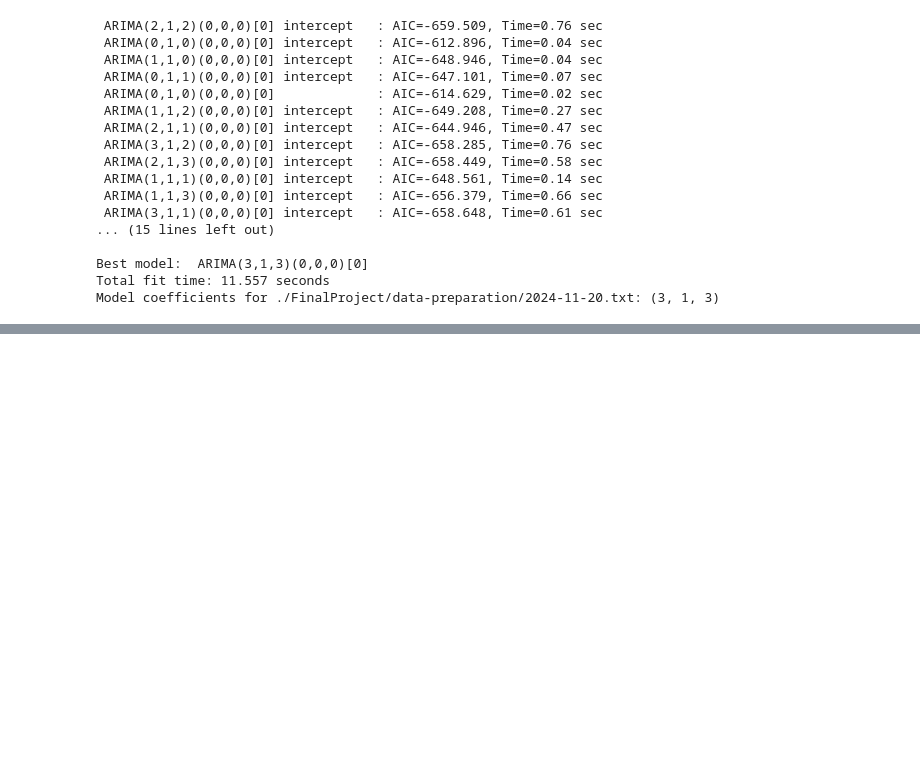
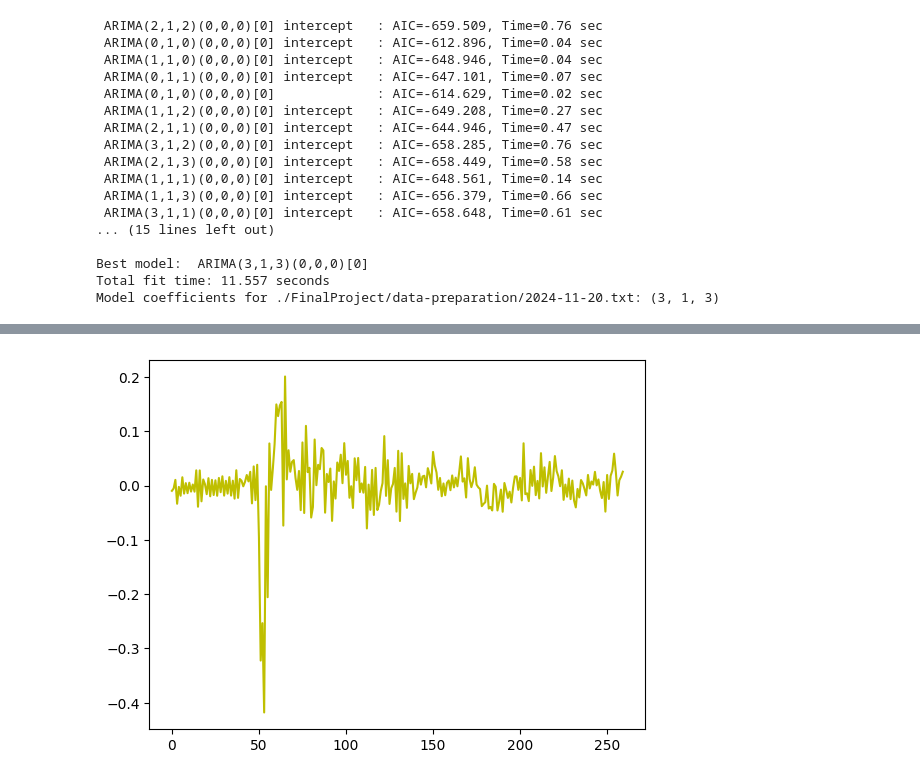
Before and after one commit to serhiimytsyk/CloudComputing, a Jupyter notebook: Untitled.ipynb, the cells around one changed output, grey strips where cells are left out. Saved outputs shown, nothing was run; the diff lists cells and outputs as text; code cells hidden in the pictures; blank space fills up the shorter version.

```diff
--- a/Untitled.ipynb
+++ b/Untitled.ipynb
@@ -880,0 +920,6 @@ plt.show()
+# %%
+plt.plot(x_values, dataset2[l:] - predictions, color='y')
+
+plt.show()
+# %% [output]
+[figure, added]
```
Also changed, not shown: parts of 4 cells of this notebook.
